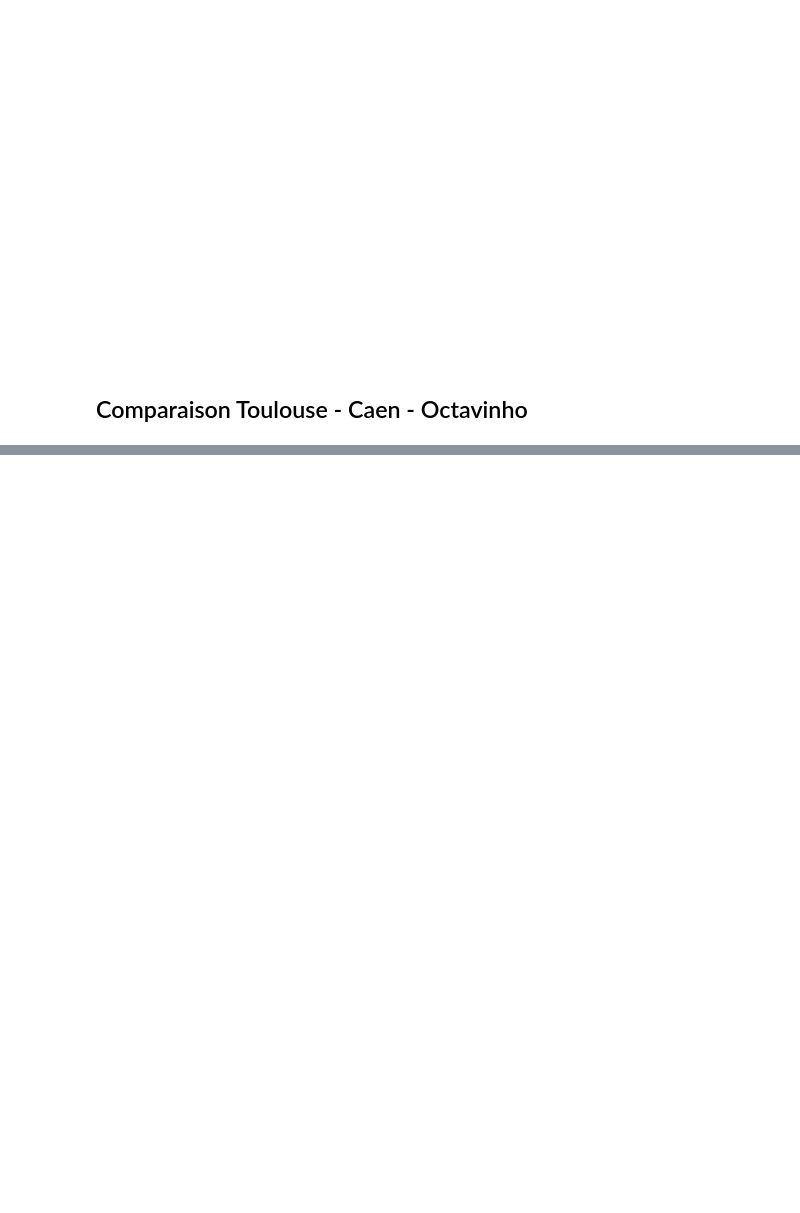
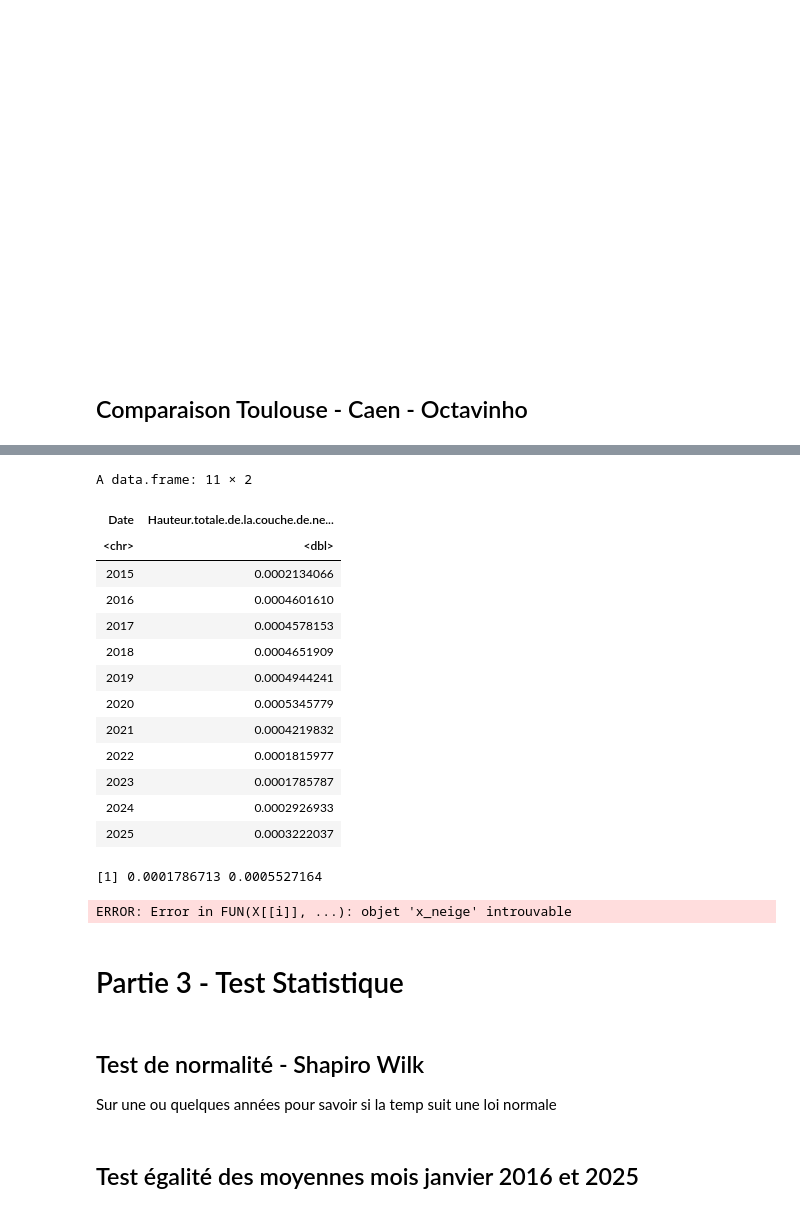
Before and after one commit to alextonon/BE_R, a Jupyter notebook: BE_final.ipynb, the cells around one changed output, grey strips where cells are left out. Saved outputs shown, nothing was run; the diff lists cells and outputs as text; code cells hidden in the pictures; blank space fills up the shorter version.

```diff
--- a/BE_final.ipynb
+++ b/BE_final.ipynb
@@ -197,0 +238,75 @@ TODO
+# %%
+df_subset <- df[, c("Date", 'Hauteur.totale.de.la.couche.de.neige..glace..autre.au.sol')]
+df_subset$Date <- format(as.POSIXct(df$Date, format="%Y-%m-%dT%H:%M:%S", tz="UTC"), "%Y")
+df_clean <- na.exclude(df_subset)
+df_clean <- df_clean[df_clean$Date != "", ]
+df_clean <- df_clean[df_clean$Hauteur.totale.de.la.couche.de.neige..glace..autre.au.sol != "", ]
+
+df_neige_annee <- aggregate(Hauteur.totale.de.la.couche.de.neige..glace..autre.au.sol ~ Date, data = df_clean, FUN = mean, na.rm = TRUE)
+df_neige_annee
+# %% [output]
+A data.frame: 11 × 2
+| Date | Hauteur.totale.de.la.couche.de.ne... |
+| <chr> | <dbl> |
+| 2015 | 0.0002134066 |
+| 2016 | 0.0004601610 |
+| 2017 | 0.0004578153 |
+| 2018 | 0.0004651909 |
+| 2019 | 0.0004944241 |
+| 2020 | 0.0005345779 |
+| 2021 | 0.0004219832 |
+| 2022 | 0.0001815977 |
+| 2023 | 0.0001785787 |
+| 2024 | 0.0002926933 |
+| 2025 | 0.0003222037 |
+# %%
+x_neige <- df_neige_annee$Hauteur.totale.de.la.couche.de.neige..glace..autre.au.sol
+x_neige <- na.omit(x_neige)
+
+n <- length(x_neige)
+mean_empirique <- mean(x_neige)
+
+#Calcule sans bias de variacne empirique
+var_empirique <- (n/(n-1)) * var(x_neige)
+
+IC_3_min <- mean_empirique - sqrt(var_empirique/(0.05 * n))
+IC_3_max <- mean_empirique + sqrt(var_empirique/(0.05 * n))
+
+IC_3 <- c(IC_3_min, IC_3_max)
+
+IC_3
+# %% [output]
+[1] 0.0001786713 0.0005527164
+# %%
+B <- 100  # nombre de rééchantillonnages
+mean_boot <- numeric(B)  # vecteur pour stocker les moyennes bootstrap
+
+set.seed(42)  # pour reproductibilité
+
+mean_boot <- replicate(B, {
+  X_b <- sample(x_neige, size = n, replace = TRUE)  # échantillon bootstrap
+  mean(X_b)                                   # moyenne empirique
+})
+
+mean_emp <- mean(x_neige)               # moyenne empirique
+std_emp <- sd(x_neige) / sqrt(n)        # écart-type de la moyenne
+
+Z <- (mean_boot - mean_emp) / std_emp  # centrée et réduite
+
+# Histogramme
+par(bg= "white")
+hist(Z, breaks=30, probability=TRUE,
+     main="Distribution centrée et réduite des moyennes bootstrap",
+     xlab="Valeurs centrées et réduites", col="skyblue")
+
+# Ajout d'une courbe normale
+curve(dnorm(x, mean=0, sd=1), add=TRUE, col="red", lwd=2)
+# %% [output]
+ERROR: Error in FUN(X[[i]], ...): objet 'x_neige' introuvable
+# %% [markdown]
+# Partie 3 - Test Statistique
+# %% [markdown]
+## Test de normalité - Shapiro Wilk
+Sur une ou quelques années pour savoir si la temp suit une loi normale
+# %% [markdown]
+## Test égalité des moyennes mois janvier 2016 et 2025
```
Also changed, not shown: parts of 27 cells of this notebook.
